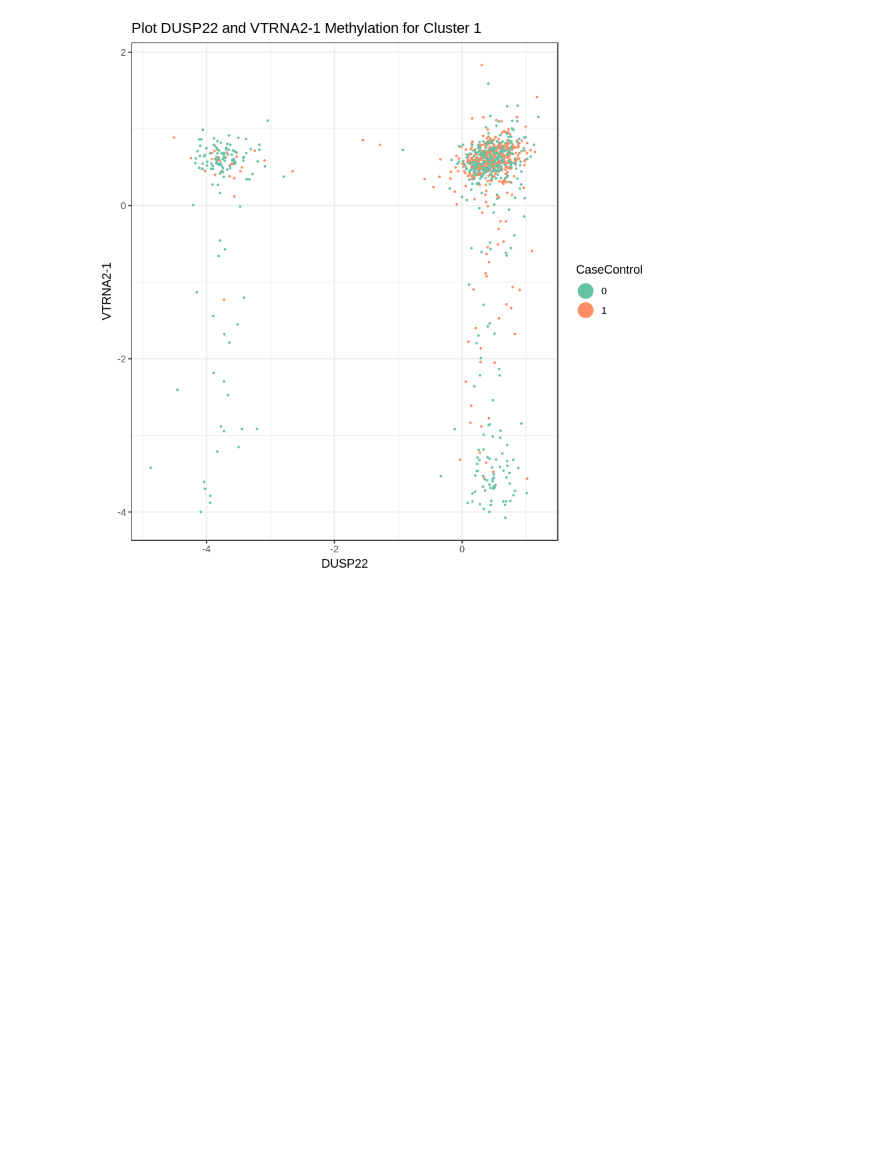
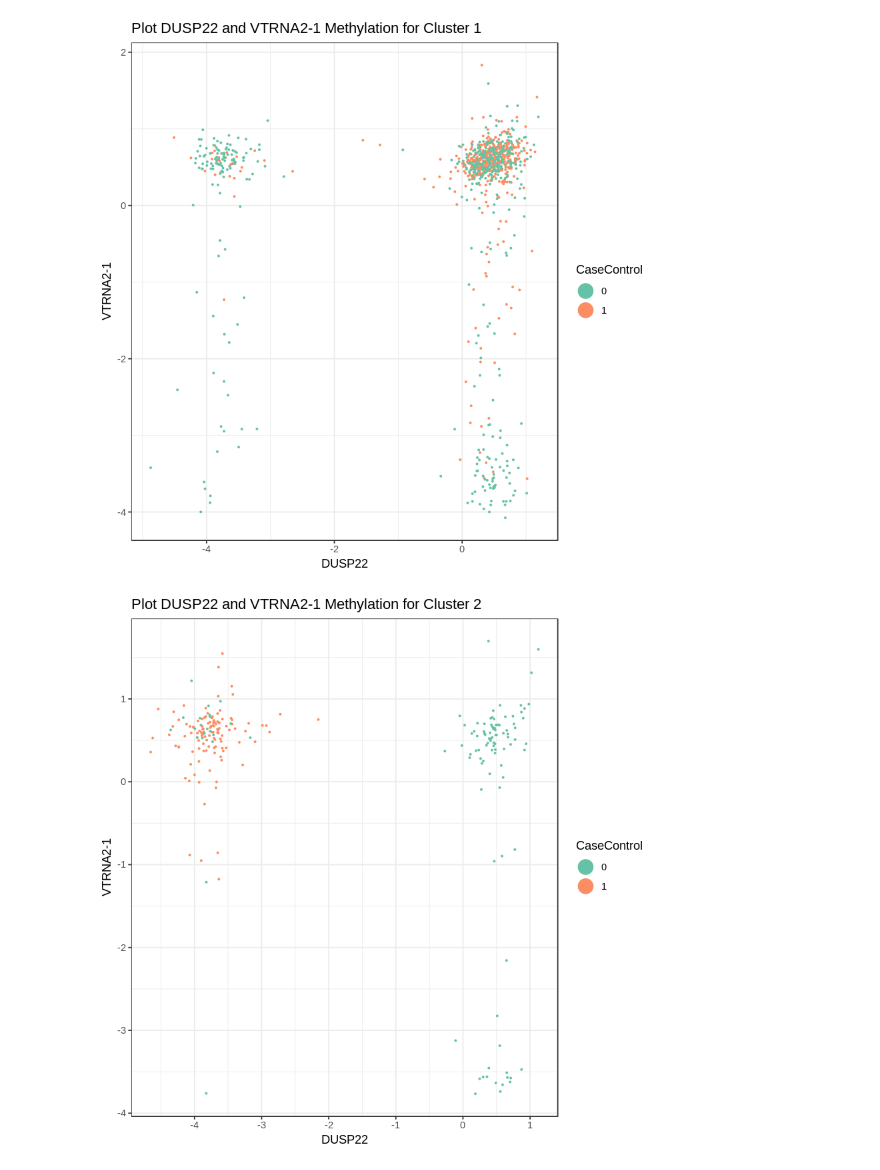
Before and after one commit to computational-epigenetics-section/MCCS_ESS_Cancer, a Jupyter notebook: Exploratory Analysis for Prostate Cancer and Machine Learning based Feature Selection.ipynb, the cells around one changed output. Drawn from its saved outputs; the diff is of its cells as text; code cells hidden in the pictures; blank space fills up the shorter version.

Commit message:
add cluster 2 and 3 plots

```diff
--- a/Exploratory Analysis for Prostate Cancer and Machine Learning based Feature Selection.ipynb
+++ b/Exploratory Analysis for Prostate Cancer and Machine Learning based Feature Selection.ipynb
@@ -185,3 +187,14 @@ scale_colour_brewer(palette = "Set2")
 print(g)
 # %% [output]
 [figure]
+# %%
+test_VT_DUSP <- cluster2_data[c("DUSP22","CaseControl","VTRNA2.1")]
+g <- ggplot(test_VT_DUSP, aes(x=DUSP22, y=VTRNA2.1,colour = CaseControl)) +
+geom_point(size=0.45) +
+guides(colour=guide_legend(override.aes=list(size=6))) +
+xlab("DUSP22") + ylab("VTRNA2-1") +theme_bw()+
+ggtitle("Plot DUSP22 and VTRNA2-1 Methylation for Cluster 2") +
+scale_colour_brewer(palette = "Set2")
+print(g)
+# %% [output]
+[figure, added]
```
Also changed, not shown: parts of 5 cells of this notebook.
